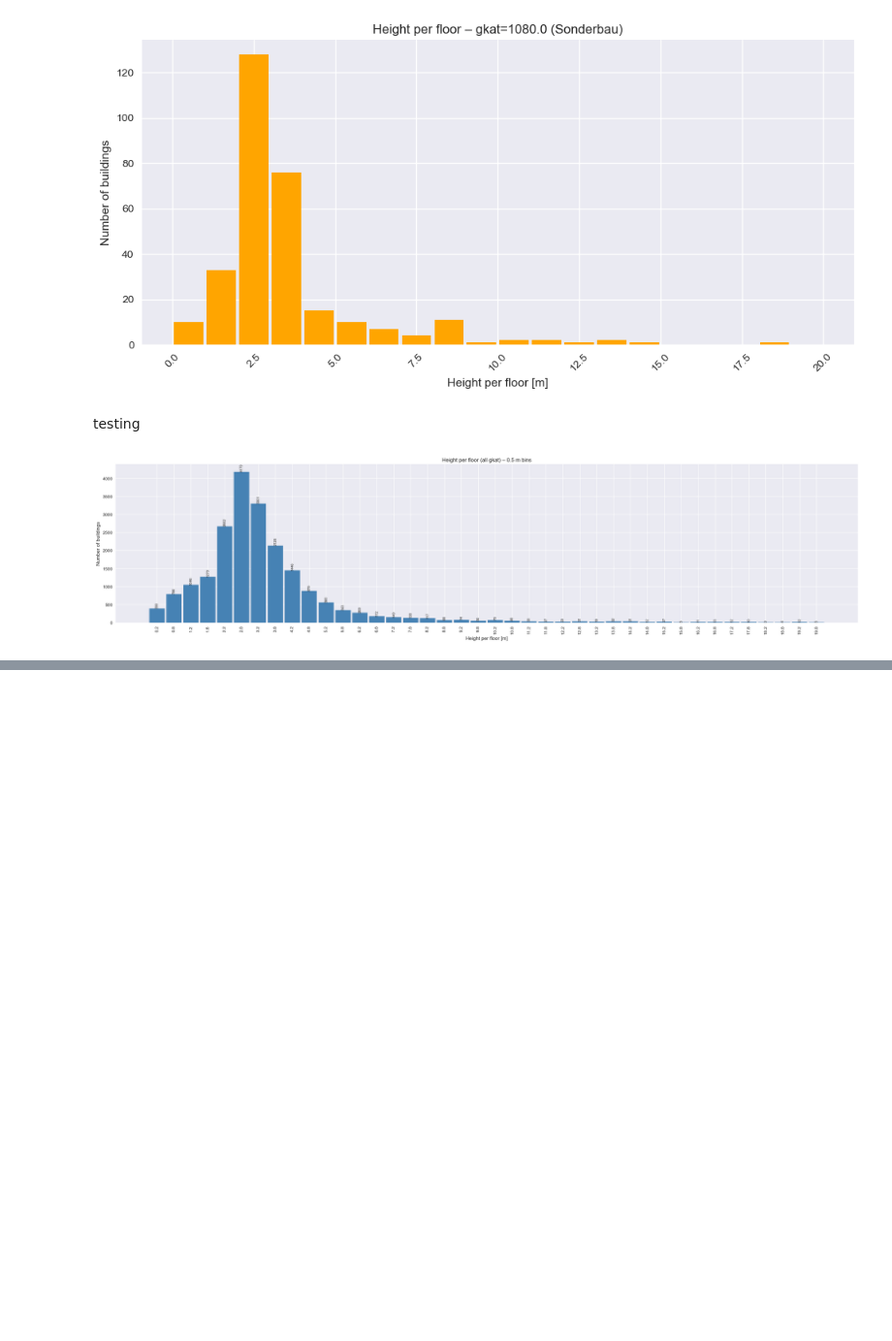
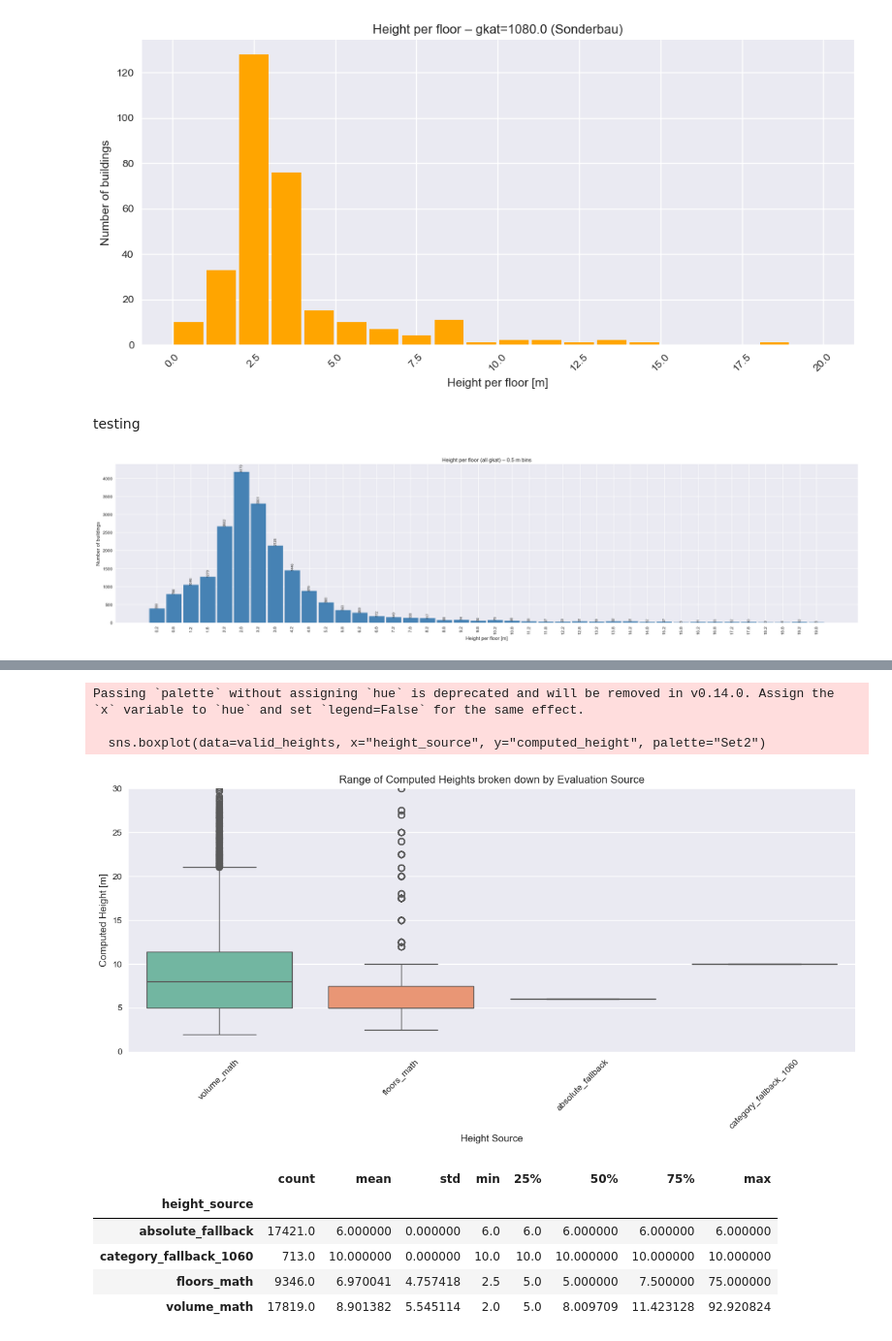
Before and after one commit to 159Alex951/BTh-06-Twin2AR, a Jupyter notebook: Geobasiszwilling/geobasiszwilling_fhnw/import/proj/viz.ipynb, the cells around one changed output, grey strips where cells are left out. Shown at 97% size. Drawn from its saved outputs; the diff is of its cells as text; code cells hidden in the pictures; blank space fills up the shorter version.

```diff
--- a/Geobasiszwilling/geobasiszwilling_fhnw/import/proj/viz.ipynb
+++ b/Geobasiszwilling/geobasiszwilling_fhnw/import/proj/viz.ipynb
@@ -209,0 +276,25 @@ plt.show()
+# %%
+# 3. Boxplot of distribution relative to their Source type
+plt.figure(figsize=(12, 6))
+sns.boxplot(data=valid_heights, x="height_source", y="computed_height", palette="Set2")
+plt.title("Range of Computed Heights broken down by Evaluation Source")
+plt.xlabel("Height Source")
+plt.ylabel("Computed Height [m]")
+plt.xticks(rotation=45)
+plt.ylim(0, 30) # Capped at 30 meters to clearly see the box quartiles
+plt.tight_layout()
+plt.show()
+
+# Show tabular breakdown of the descriptions per source
+valid_heights.groupby('height_source')['computed_height'].describe()
+# %% [output]
+Passing `palette` without assigning `hue` is deprecated and will be removed in v0.14.0. Assign the `x` variable to `hue` and set `legend=False` for the same effect.
+
+  sns.boxplot(data=valid_heights, x="height_source", y="computed_height", palette="Set2")
+[figure, added]
+|  | count | mean | std | min | 25% | 50% | 75% | max |
+| height_source |  |  |  |  |  |  |  |  |
+| absolute_fallback | 17421.0 | 6.000000 | 0.000000 | 6.0 | 6.0 | 6.000000 | 6.000000 | 6.000000 |
+| category_fallback_1060 | 713.0 | 10.000000 | 0.000000 | 10.0 | 10.0 | 10.000000 | 10.000000 | 10.000000 |
+| floors_math | 9346.0 | 6.970041 | 4.757418 | 2.5 | 5.0 | 5.000000 | 7.500000 | 75.000000 |
+| volume_math | 17819.0 | 8.901382 | 5.545114 | 2.0 | 5.0 | 8.009709 | 11.423128 | 92.920824 |
```
Also changed, not shown: parts of 6 cells of this notebook, 2 other files.
